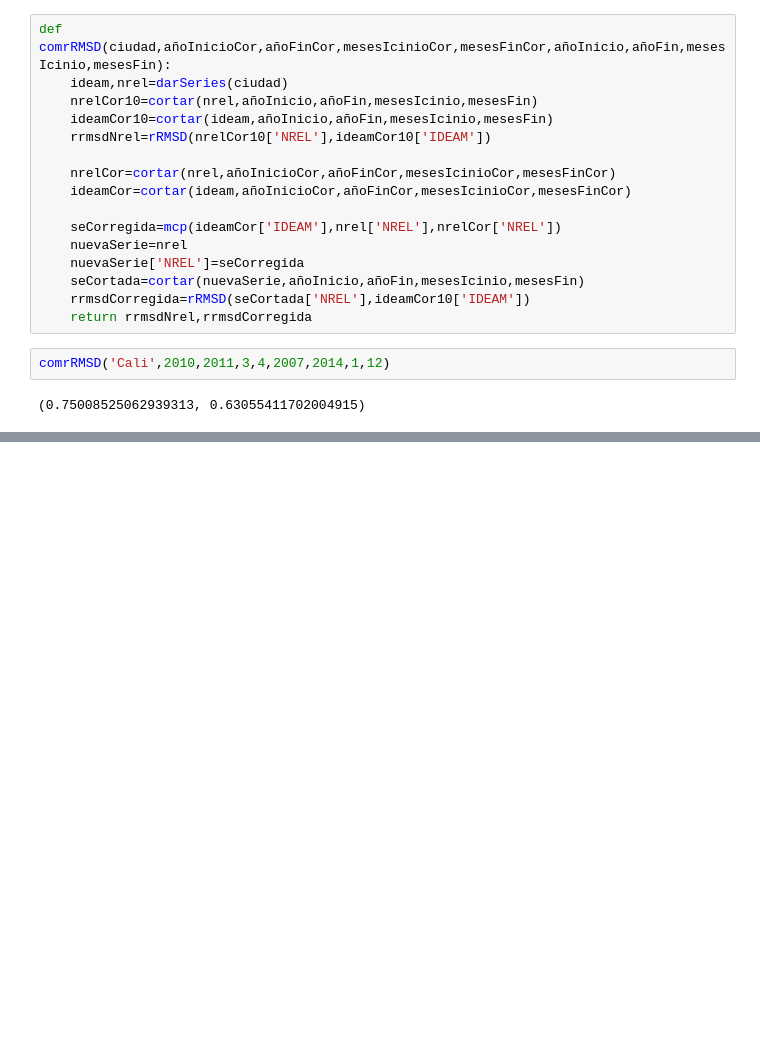
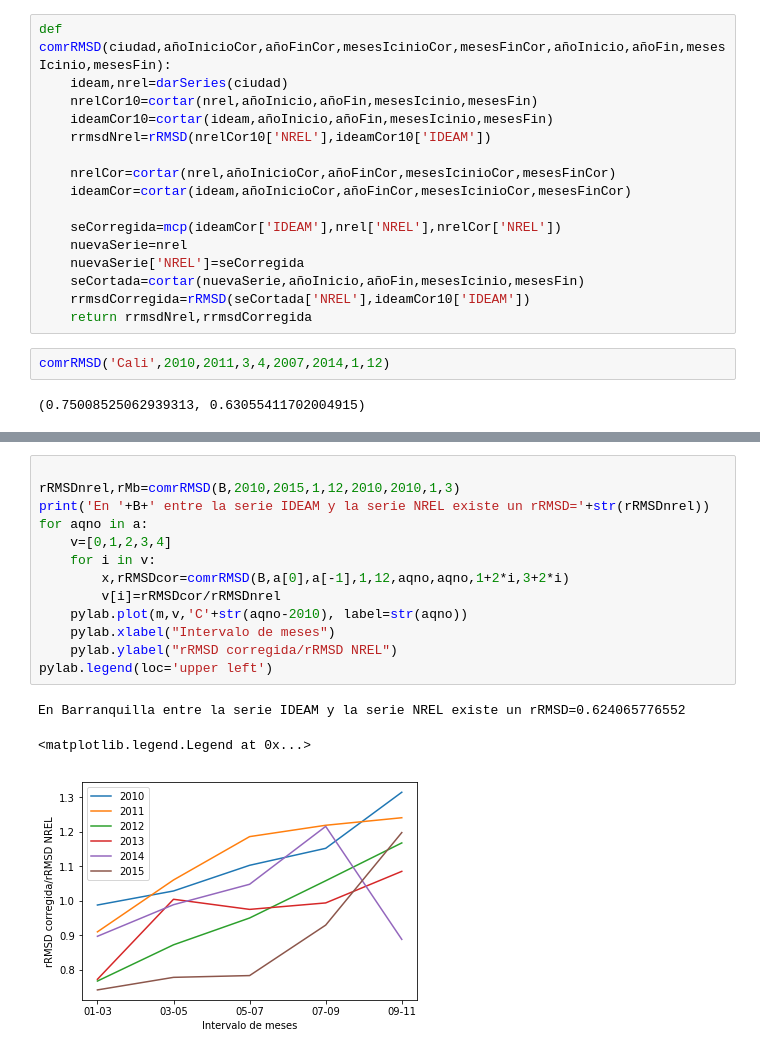
Before and after one commit to CamiloCastillo10/Herramientas-Computacionales-IMEC3602, a Jupyter notebook: Taller 1/Taller1.ipynb, the cells around one changed output, grey strips where cells are left out. Cells and saved outputs as stored; diff of their text form; blank space fills up the shorter version.

```diff
--- a/Taller 1/Taller1.ipynb
+++ b/Taller 1/Taller1.ipynb
@@ -370,0 +431,17 @@ comrRMSD('Cali',2010,2011,3,4,2007,2014,1,12)
+# %%
+
+rRMSDnrel,rMb=comrRMSD(B,2010,2015,1,12,2010,2010,1,3)
+print('En '+B+' entre la serie IDEAM y la serie NREL existe un rRMSD='+str(rRMSDnrel))
+for aqno in a:
+    v=[0,1,2,3,4]
+    for i in v:
+        x,rRMSDcor=comrRMSD(B,a[0],a[-1],1,12,aqno,aqno,1+2*i,3+2*i)
+        v[i]=rRMSDcor/rRMSDnrel
+    pylab.plot(m,v,'C'+str(aqno-2010), label=str(aqno))
+    pylab.xlabel("Intervalo de meses")
+    pylab.ylabel("rRMSD corregida/rRMSD NREL")
+pylab.legend(loc='upper left')
+# %% [output]
+En Barranquilla entre la serie IDEAM y la serie NREL existe un rRMSD=0.624065776552
+<matplotlib.legend.Legend at 0x...>
+[figure, added]
```
Also changed, not shown: parts of 29 cells of this notebook, 1 other file.
